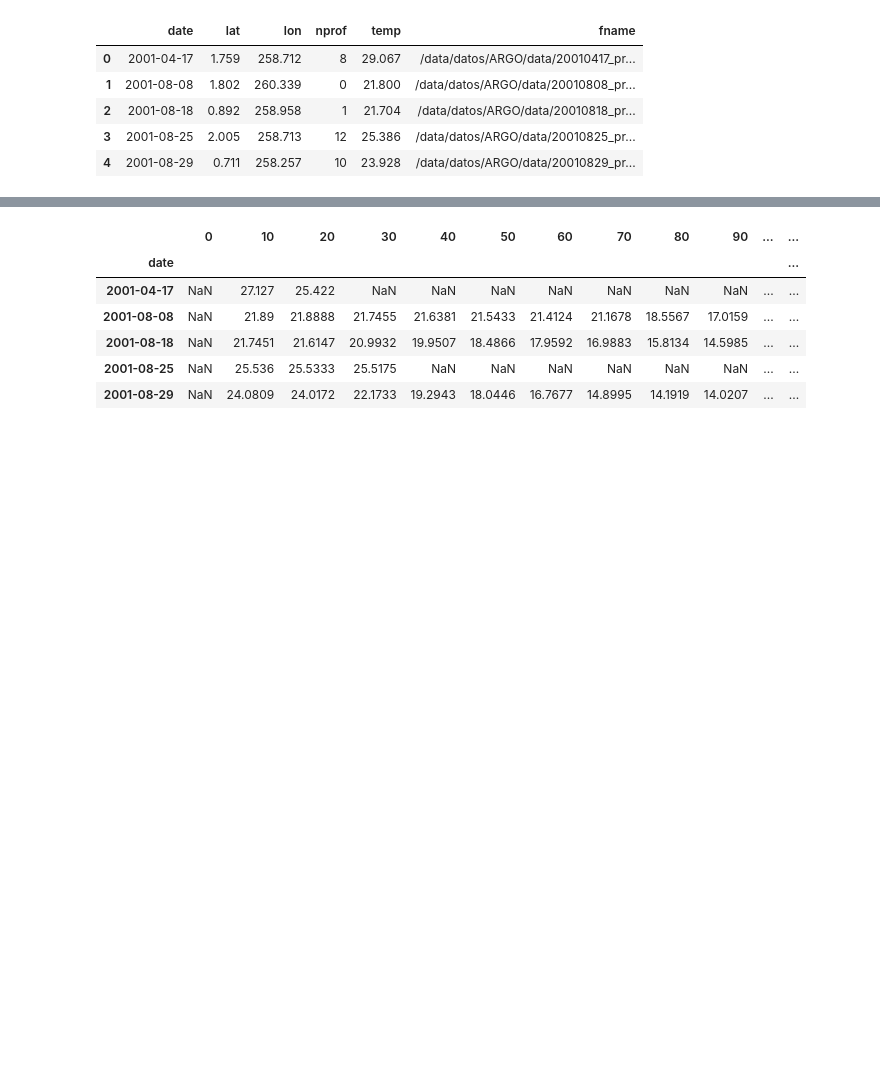
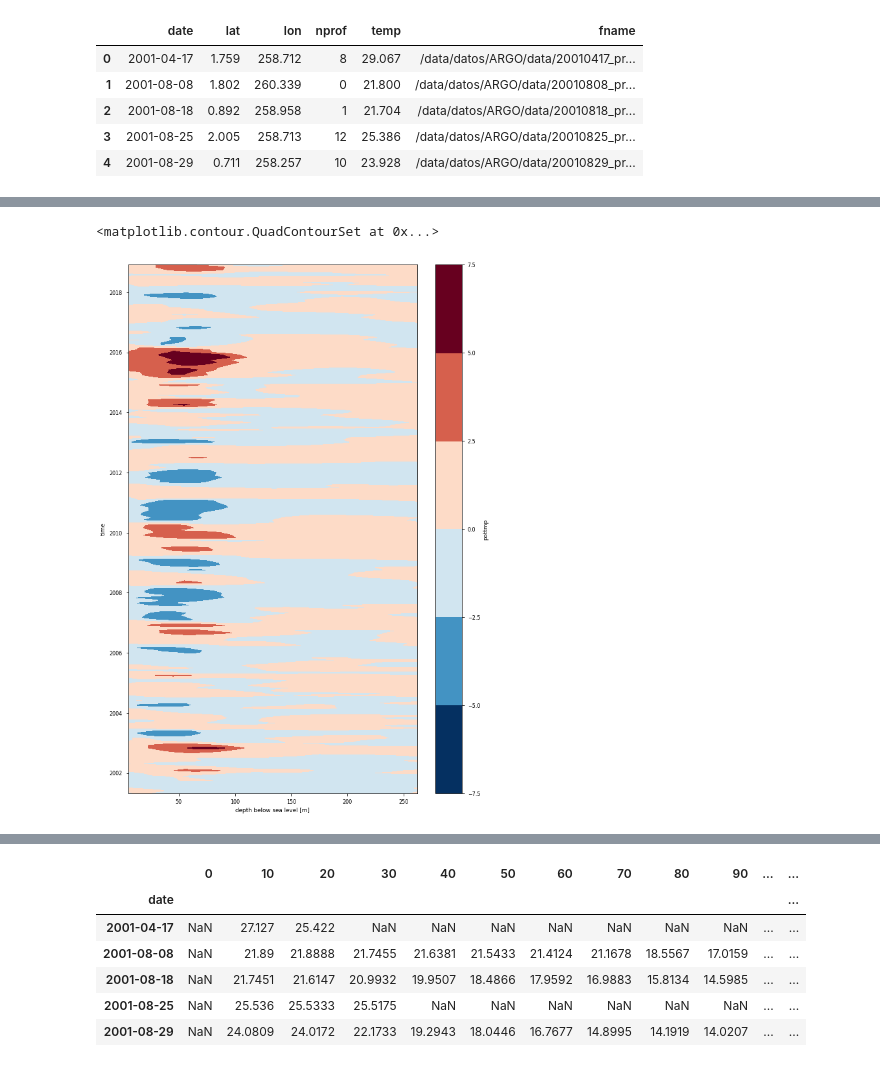
Before and after one commit to griverat/argo, a Jupyter notebook: Notebooks/argo_hist.ipynb, the cells around one changed output, grey strips where cells are left out. Cells and saved outputs as stored; diff of their text form; code cells hidden in the pictures; blank space fills up the shorter version.

```diff
--- a/Notebooks/argo_hist.ipynb
+++ b/Notebooks/argo_hist.ipynb
@@ -229,0 +351,3 @@ fig.savefig('hist+kde_argo.png', dpi=400)
+# %%
+temp_clim = xr.open_dataset('godas_monthclim.nc')
+temp_clim = temp_clim.pottmp
@@ -296,0 +581,6 @@ def get_temp(fname,prof):
+# %%
+fig, ax = plt.subplots(figsize=(10,15))
+(godas_anom).sel(level=slice(0,300)).plot.contourf(ax=ax)
+# %% [output]
+<matplotlib.contour.QuadContourSet at 0x...>
+[figure, added]
```
Also changed, not shown: parts of 54 cells of this notebook.
